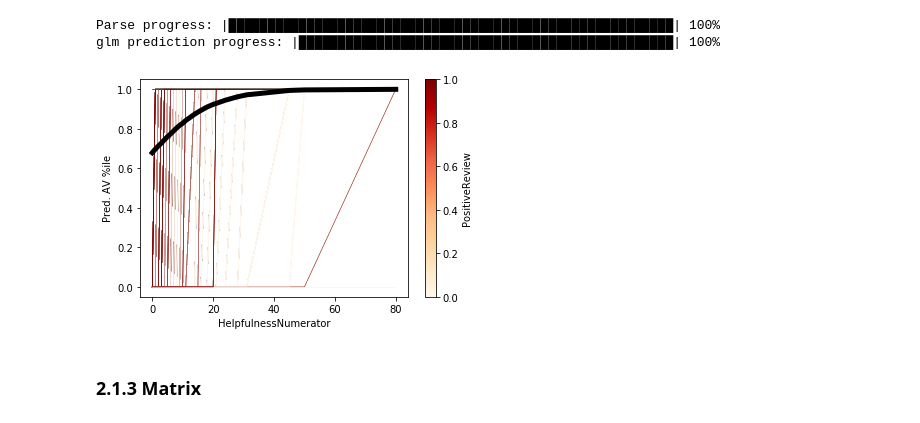
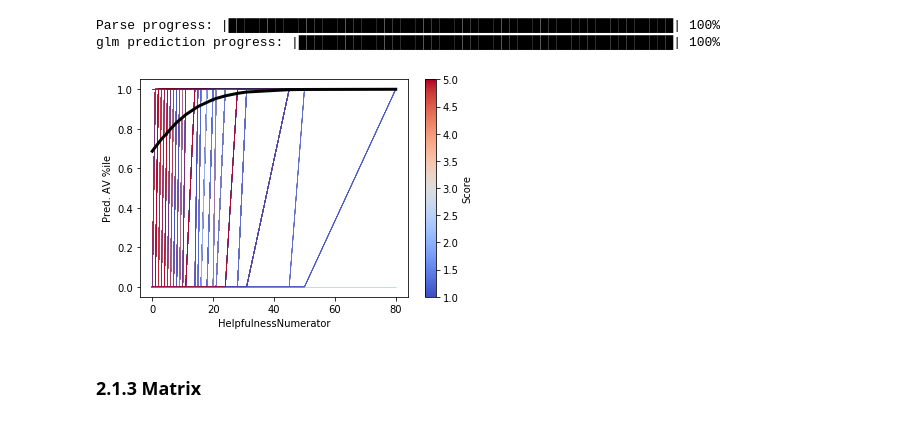
Before and after one commit to MandyMY/AI-Addin, a Jupyter notebook: Final Project.ipynb, the cells around one changed output. Cells and saved outputs as stored; diff of their text form; code cells hidden in the pictures.

Commit message:
change cmap

```diff
--- a/Final Project.ipynb
+++ b/Final Project.ipynb
@@ -247,6 +248,8 @@ def plot_par_dep_ICE(xs, par_dep_frame):
     _ = plt.legend(bbox_to_anchor=(1.05, 0),
                    loc=3,
                    borderaxespad=0.)
+# %%
+ext_test_simple = ext_test_new.drop([2, 6, 9])
 # %% [markdown]
 # 2 Training Models
 # %% [markdown]
@@ -285,23 +286,19 @@ ext_test_s = ext_test_new.drop([2, 6, 9])
 # %%
-from ice import ice, ice_plot
-HelpfulnessNumerator_ice_df = ice(data=ext_test_s, column='HelpfulnessNumerator',
-                   model=local_glm_plus)
+HelpfulnessNumerator_ice_df = ice(data=ext_test_simple, column='HelpfulnessNumerator', model=local_glm_plus)
 # %% [output]
 Parse progress: |█████████████████████████████████████████████████████████| 100%
 glm prediction progress: |████████████████████████████████████████████████| 100%
 # %%
-ice_plot(HelpfulnessNumerator_ice_df, linewidth=0.5, color_by='PositiveReview', cmap=plt.get_cmap('OrRd'),
-        plot_pdp=True, pdp_kwargs={'c': 'k', 'linewidth': 5})
-wt_vals = HelpfulnessNumerator_ice_df.columns.get_level_values('PositiveReview').values
-sm = plt.cm.ScalarMappable(cmap=plt.get_cmap('OrRd'),
-                           norm=plt.Normalize(vmin=wt_vals.min(),
-                                              vmax=wt_vals.max()))
+ice_plot(HelpfulnessNumerator_ice_df, linewidth=0.5, color_by='Score', cmap='coolwarm',
+        plot_pdp=True, pdp_kwargs={'c': 'k', 'linewidth': 3})
+vals = HelpfulnessNumerator_ice_df.columns.get_level_values('Score').values
+sm = plt.cm.ScalarMappable(cmap='coolwarm', norm=plt.Normalize(vmin=vals.min(), vmax=vals.max()))
 sm._A = []
-plt.colorbar(sm, label='PositiveReview')
+plt.colorbar(sm, label='Score')
 plt.ylabel('Pred. AV %ile')
 plt.xlabel('HelpfulnessNumerator');
 # %% [output]
-[figure, old version]
+[figure, new version]
 # %% [markdown]
 ### 2.1.3 Matrix
 # %%
```
Also changed, not shown: parts of 18 cells of this notebook, 1 other file.
